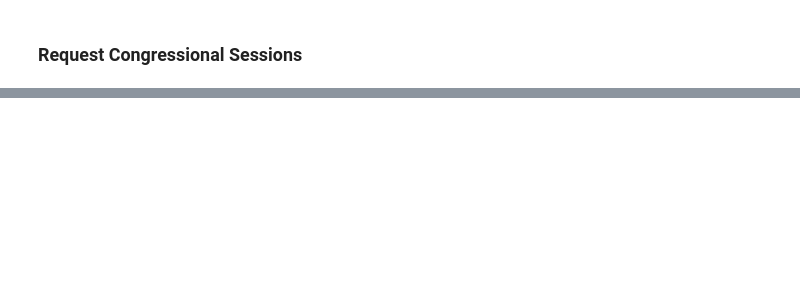
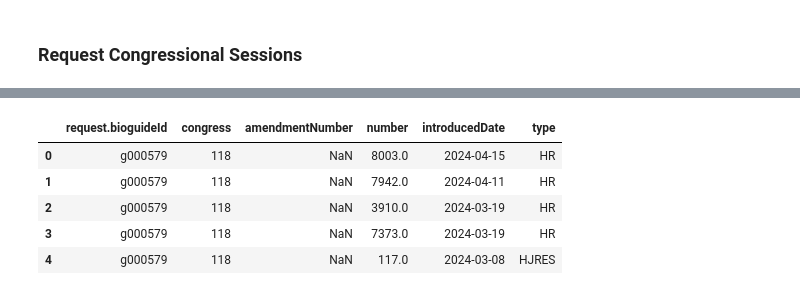
Before and after one commit to StevenSong-sTs/Property-Value-Forecast, a Jupyter notebook: ss24_capstone_team23_datallah_nkitts_steveso/congress_req.ipynb, the cells around one changed output, grey strips where cells are left out. Cells and saved outputs as stored; diff of their text form; code cells hidden in the pictures; blank space fills up the shorter version.

```diff
--- a/ss24_capstone_team23_datallah_nkitts_steveso/congress_req.ipynb
+++ b/ss24_capstone_team23_datallah_nkitts_steveso/congress_req.ipynb
@@ -154,0 +215,45 @@ reps[(reps.chamber == 'Senate')]
+# %%
+file_nm = 'cospons_legis'
+
+if req_data(folder_path, file_nm):
+  # grab member IDs
+  member_id_ary = terms_df.bioguideId.unique()
+  # create empty file to update
+  with open(f'{folder_path}/cospons_legis_json', 'w') as f: pass
+  # iterate over IDs and develop json file
+  for member in tqdm(member_id_ary):
+    endpoint = f'member/{member}/cosponsored-legislation'
+    try: temp_json = paginate(api_key, endpoint, 'list')
+    except ValueError:
+      print(f'Having trouble with {endpoint}.')
+      print(f'Taking a break.')
+      time.sleep(60 * 60)
+      temp_json = paginate(api_key, endpoint, 'list')
+    with open(f'{folder_path}/cospons_legis_json', 'a') as f:
+      for i in temp_json:
+        f.write(json.dumps(i) + '\n')
+  del temp_json
+  # open file and create list
+  cospons_legis_json = []
+  with open(f'{folder_path}/cospons_legis_json', 'r') as f:
+    for line in f:
+      cospons_legis_json.append(json.loads(line.strip()))
+  # write df
+  cospons_legis = pd.json_normalize(cospons_legis_json,
+                                    record_path = ['cosponsoredLegislation'],
+                                    meta = [['request', 'bioguideId']],
+                                    errors = 'ignore')
+  cospons_legis = cospons_legis[['request.bioguideId', 'congress', 'amendmentNumber', 'number', 'introducedDate', 'type']]
+  cospons_legis.to_csv(f'{folder_path}/{file_nm}', index = False)
+  del cospons_legis_json
+else:
+  cospons_legis = pd.read_csv(f'{folder_path}/{file_nm}')
+# %%
+cospons_legis.head()
+# %% [output]
+|  | request.bioguideId | congress | amendmentNumber | number | introducedDate | type |
+| 0 | g000579 | 118 | NaN | 8003.0 | 2024-04-15 | HR |
+| 1 | g000579 | 118 | NaN | 7942.0 | 2024-04-11 | HR |
+| 2 | g000579 | 118 | NaN | 3910.0 | 2024-03-19 | HR |
+| 3 | g000579 | 118 | NaN | 7373.0 | 2024-03-19 | HR |
+| 4 | g000579 | 118 | NaN | 117.0 | 2024-03-08 | HJRES |
```
Also changed, not shown: parts of 28 cells of this notebook, 5 other files.
